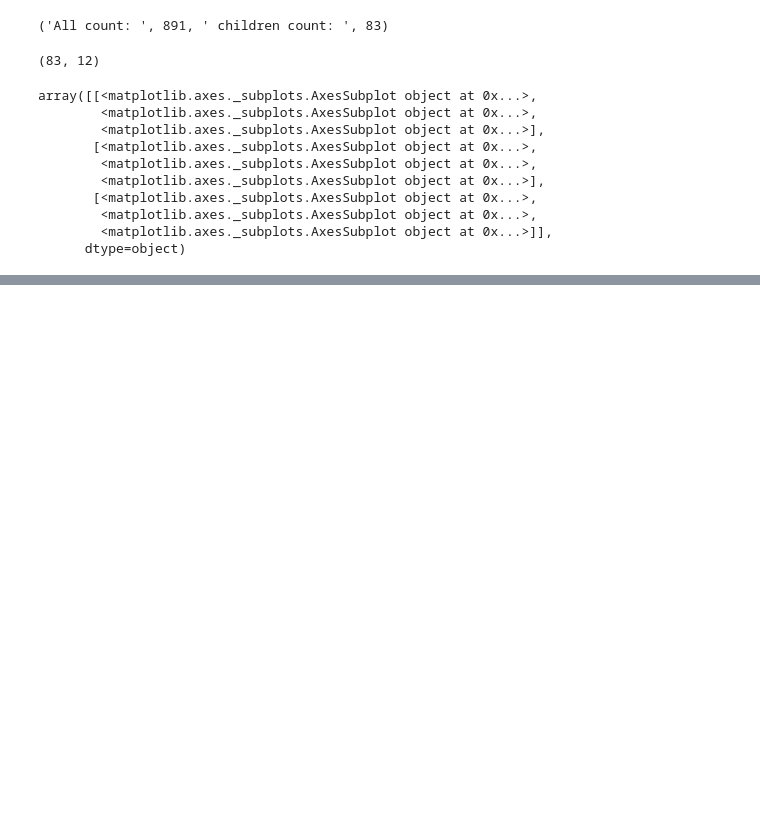
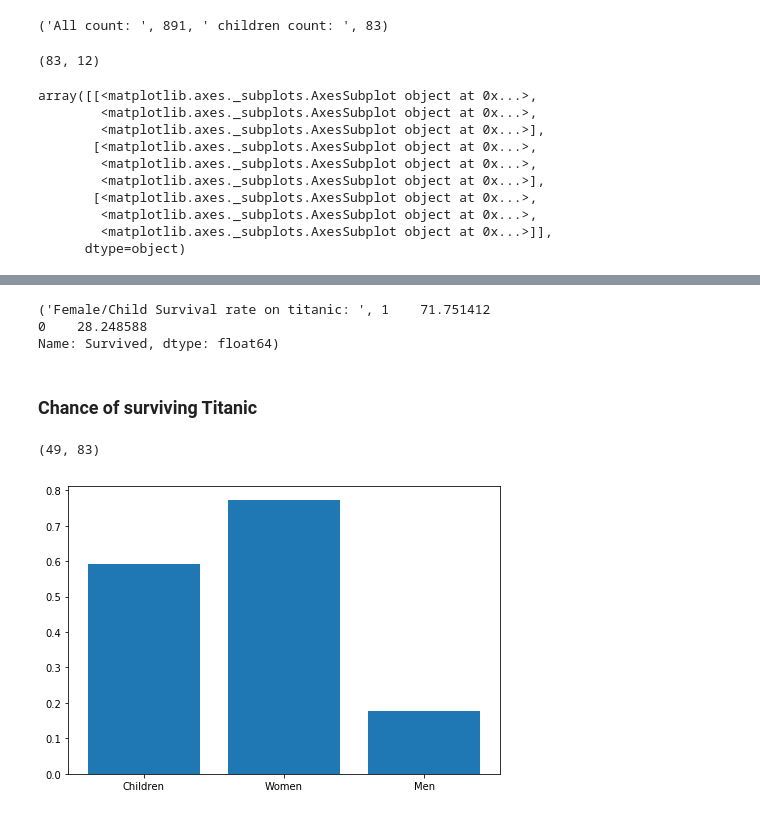
Before and after one commit to timomak/quantitative-reasoning, a Jupyter notebook: Titanic.ipynb, the cells around one changed output, grey strips where cells are left out. Saved outputs shown, nothing was run; the diff lists cells and outputs as text; code cells hidden in the pictures; blank space fills up the shorter version.

Commit message:
Added titanic

```diff
--- a/Titanic.ipynb
+++ b/Titanic.ipynb
@@ -130,0 +165,45 @@ children.head()
+# %%
+women_and_children = df[(df['Sex'] == "female") | (df['Age'] < 16)]
+w_a_c_survival_rate = women_and_children['Survived'].value_counts(normalize=True) * 100
+print("Female/Child Survival rate on titanic: ",w_a_c_survival_rate)
+# %% [output]
+('Female/Child Survival rate on titanic: ', 1    71.751412
+0    28.248588
+Name: Survived, dtype: float64)
+# %% [markdown]
+### Chance of surviving Titanic
+# %%
+import matplotlib.pyplot as plt
+
+
+# Child chance of survival
+children = df[df['Age'] < 16]
+surviving_children = df[(df['Age'] < 16) & (df['Survived'] == 1)]
+child_chance_of_survival = float(len(surviving_children)) / float(len(children))
+print(surviving_children.shape[0], children.shape[0])
+format(child_chance_of_survival, ".0%")
+
+
+# Woman chance of survival
+women = df[(df['Sex'] == 'female') & (df['Age'] > 16)]
+surviving_women = df[(df['Sex'] == 'female') & (df['Age'] > 16) & (df['Survived'] == 1)]
+women_chance_of_survival = float(len(surviving_women)) / float(len(women))
+format(women_chance_of_survival, ".0%")
+
+
+# Man chance of survival
+adult_men = df[(df['Sex'].str.match('male')) & (df['Age'] > 16)]
+a_m_survival_rate = adult_men['Survived'].value_counts(normalize=True) * 100
+
+
+men_chance_of_survival = a_m_survival_rate[1] / 100
+
+fig = plt.figure()
+ax = fig.add_axes([0,0,1,1])
+x_axis = ["Children", "Women", "Men"]
+data = [child_chance_of_survival, women_chance_of_survival, men_chance_of_survival]
+ax.bar(x_axis, data)
+plt.show()
+# %% [output]
+(49, 83)
+[figure, added]
```
Also changed, not shown: parts of 10 cells of this notebook.
